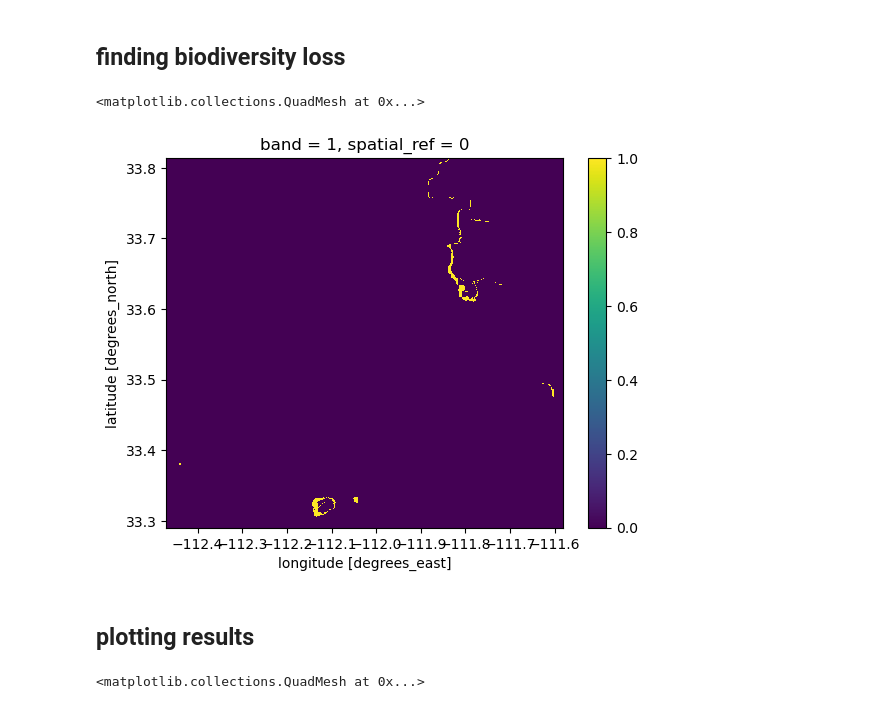
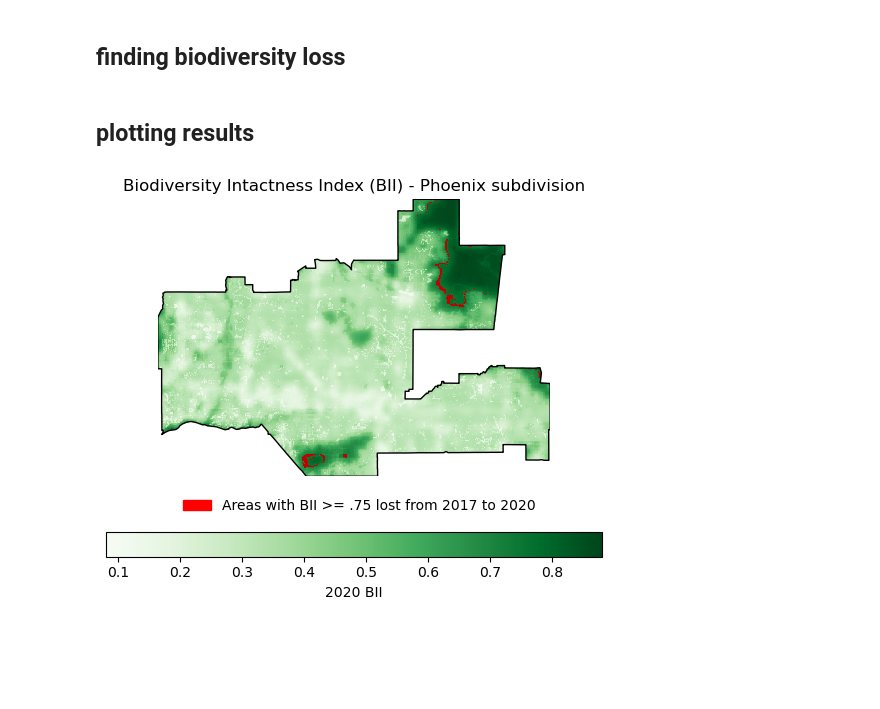
Before and after one commit to charliecurtin1/phoenix-biodiversity-intactness-2020, a Jupyter notebook: phoenix-BII.ipynb, the cells around one changed output. Saved outputs shown, nothing was run; the diff lists cells and outputs as text; code cells hidden in the pictures; blank space fills up the shorter version.

Commit message:
finished the plot, now I need to go in and make it nice

```diff
--- a/phoenix-BII.ipynb
+++ b/phoenix-BII.ipynb
@@ -177,17 +178,48 @@ bii_loss = bii_2017_sub - bii_2020_sub
 # reclassify all areas of -1 (gained biodiversity) to 0
 bii_loss = bii_loss.where(bii_loss != -1, other = 0)
 # %%
-bii_loss.plot()
+# reclassify 0s to nan
+bii_loss = bii_loss.where(bii_loss !=0, other = np.nan)
-# %% [output]
-<matplotlib.collections.QuadMesh at 0x...>
-[figure, removed]
 # %% [markdown]
 ## plotting results
-# %%
-# plot biodiversity for 2020, overlaying biodiversity loss
-# initialize the plot
-fig, ax = plt.subplots()
-
-bii_2020.plot()
-# %% [output]
-<matplotlib.collections.QuadMesh at 0x...>
+# %%
+# plot biodiversity for 2020, overlaying biodiversity loss
+# initialize the plot
+fig, ax = plt.subplots()
+
+# plot 2020 BII
+p1 = bii_2020_phx.plot(ax = ax,
+                 cmap = 'Greens',
+                 add_colorbar = False)
+c_bar = plt.colorbar(p1,
+                    ax = ax,
+                    orientation = "horizontal",
+                    fraction = .1,
+                    ticks = [0.1, 0.2, 0.3, 0.4, 0.5, 0.6, 0.7, 0.8])
+c_bar.set_label('2020 BII')
+
+# plot areas of biodiversity loss
+bii_loss.plot(ax = ax,
+             cmap = 'gist_heat',
+             add_colorbar = False)
+bii_patch = mpatches.Patch(color = 'red',
+                          label = 'Areas with BII >= .75 lost from 2017 to 2020')
+# plot phoenix boundary
+phoenix.plot(ax = ax,
+            color = 'none',
+            edgecolor = 'black',
+            linewidth = 1)
+
+# add it all together
+handles, lables = ax.get_legend_handles_labels()
+ax.legend(handles = [bii_patch],
+          frameon = False,
+         loc = (.05, -.15))
+# set title
+ax.set_title('Biodiversity Intactness Index (BII) - Phoenix subdivision')
+# turn off ticks
+ax.axis('off')
+
+plt.show()
+# %% [output]
+[figure, added]
```
Also changed, not shown: parts of 1 cell of this notebook.
